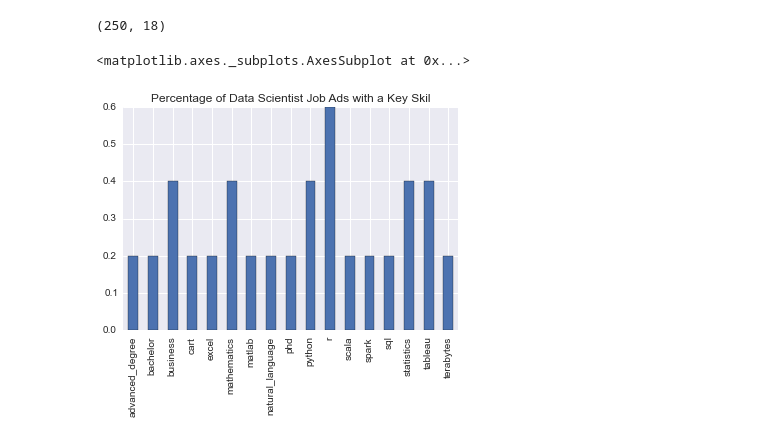
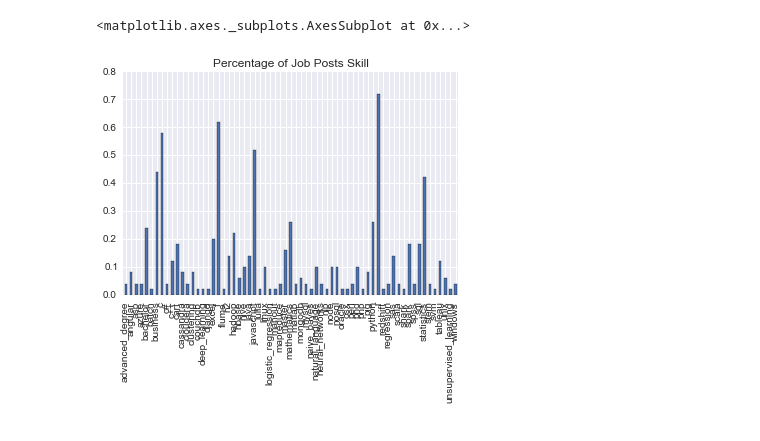
Before and after one commit to tamirbennatan/data_science_skills_analysis, a Jupyter notebook: Data Science Skills Analysis.ipynb, the cells around one changed output. Cells and saved outputs as stored; diff of their text form; code cells hidden in the pictures.

```diff
--- a/Data Science Skills Analysis.ipynb
+++ b/Data Science Skills Analysis.ipynb
@@ -49,10 +50,20 @@ def replace_spaces(text):
 def get_words(job_post_href):
 
     #only keep the content
+#     try:
+#         post_soup = BeautifulSoup(feedparser.parse(job_post_href)['feed']['summary'], 'html.parser')
+#     except:
+#         return []
+
     try:
-        post_soup = BeautifulSoup(feedparser.parse(job_post_href)['feed']['summary'], 'html.parser')
+        response = requests.request('GET', job_post_href)
+        html = response.content
+        post_soup = BeautifulSoup(html)
     except:
+        print 'didnt work with url %s'%job_post_href, '\n'*3
         return []
+
+
 
     text = post_soup.get_text().lower()
 
@@ -166,14 +177,13 @@ def crawl_indeed(query, city = "", experience_level = "", num_pages = 10):
 
     for start_number in page_start_numbers:
 
-        pdb.set_trace()
 
-        url = "http://www.indeed.com/jobs?q={0}&l={1}&explvl={2}&start={3}".format(query, city, experience_level, start_number)
+        url = "http://www.indeed.com/jobs?q={0}&l={1}&explvl={2}&start={3}".format(
+                query, city, experience_level, start_number)
 
-        #isolate html body and get rid of extraneous HTML objects using feedparser, and create a BeautifulSoup obect
-        fp = feedparser.parse(url)
         try:
-            page_soup = BeautifulSoup(fp['feed']['summary'])
+            html = urlopen(url).read()
+            page_soup = BeautifulSoup(html)
         except:
             next
 
@@ -194,7 +204,7 @@ def crawl_indeed(query, city = "", experience_level = "", num_pages = 10):
 
 
             #for each job post, extract the link to the post itself. Store in data dictionary for later
-            post_href = post['href']
+            post_href = 'http://www.indeed.com'+post['href']
             post_data['href'] = post_href
 
             #extract all the (cleaned up) words fromt that link
@@ -204,4 +214,4 @@ def crawl_indeed(query, city = "", experience_level = "", num_pages = 10):
             data.append(post_data)
 
     words_by_category(data)
-    return data
+    return pd.DataFrame(data)
@@ -211,0 +218,2 @@ data_scientist_nyc = pd.DataFrame(crawl_indeed('data scientist', 'new york', num
+# %%
+data_scientist_nyc = crawl_indeed('data scientist')
@@ -227,7 +247,3 @@ dtype: int64
-# %%
-data_scientist_nyc.shape
-# %% [output]
-(250, 18)
 # %%
 def get_skill_frequency(df, skill_category = 'all_skills'):
 
@@ -262,10 +278,10 @@ def create_word_cloud(df, all_words = False, skill_category = 'all_skills'):
     plt.axis("off")
     plt.show()
 # %%
-counter = get_skill_frequency(data_scientist_nyc)
+data_scientist_nyc_frequency = get_skill_frequency(data_scientist_nyc)
 # %%
-counter.plot( kind = 'bar', legend = None,
-                              title = 'Percentage of Data Scientist Job Ads with a Key Skil')
+data_scientist_nyc_frequency.plot( kind = 'bar', legend = None,
+                              title = 'Percentage of Job Posts Skill')
 # %% [output]
 <matplotlib.axes._subplots.AxesSubplot at 0x...>
-[figure, old version]
+[figure, new version]
```
Also changed, not shown: parts of 8 cells of this notebook.
